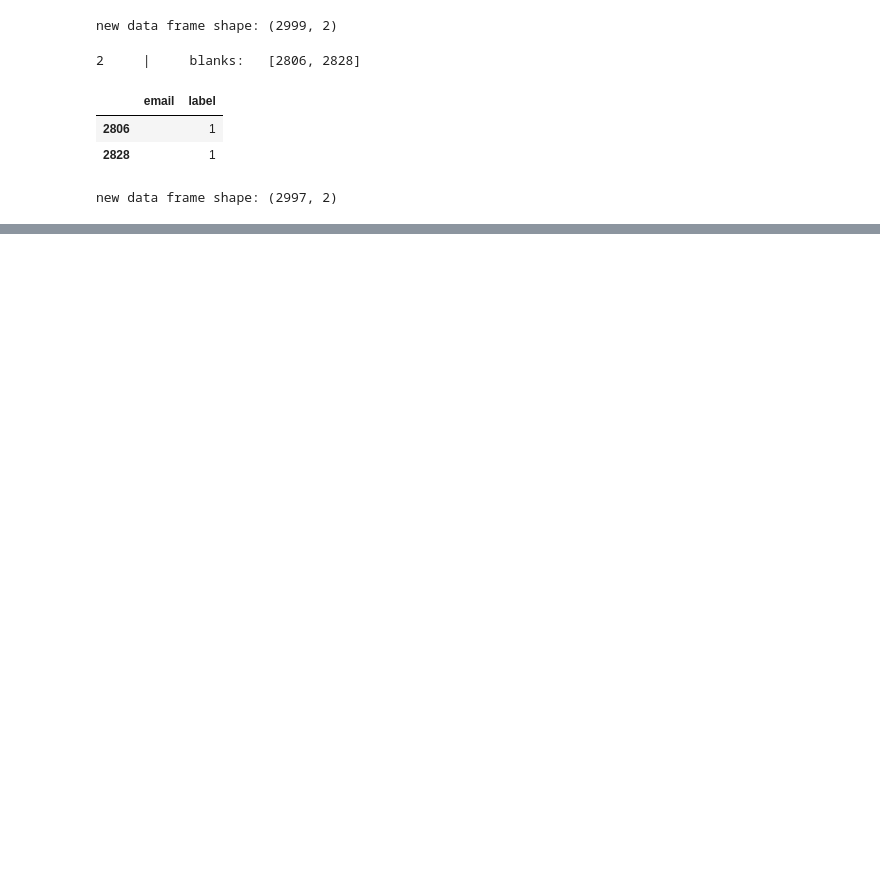
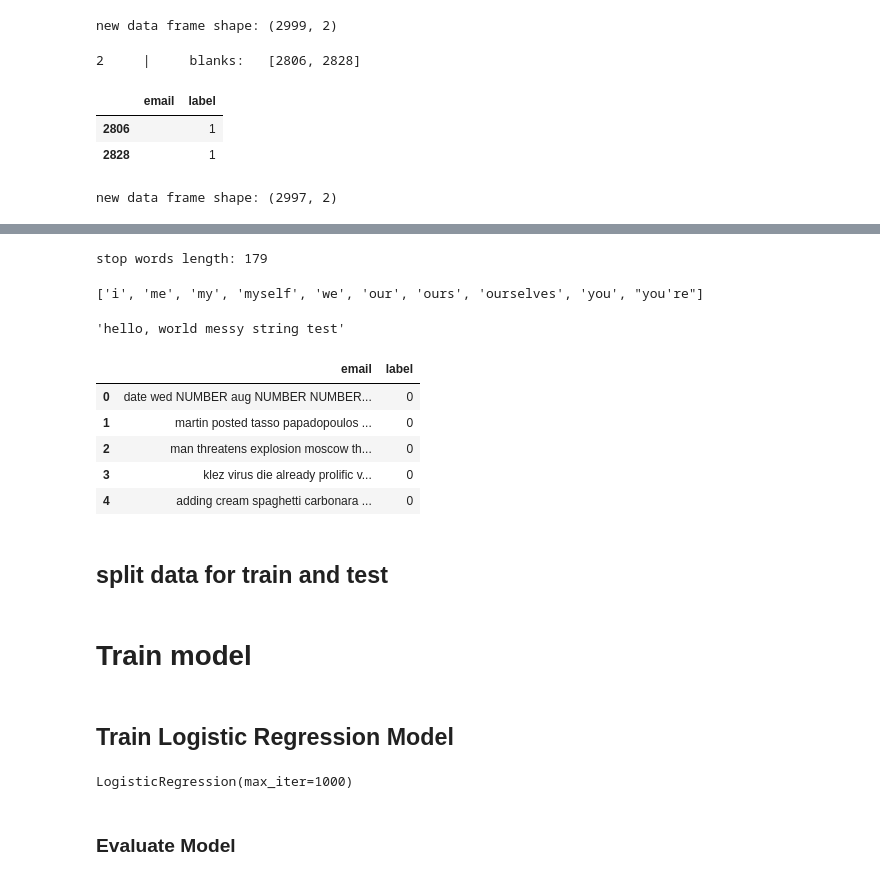
Before and after one commit to alinaeimiz/Spam_Detection, a Jupyter notebook: spam_detection.ipynb, the cells around one changed output, grey strips where cells are left out. Drawn from its saved outputs; the diff is of its cells as text; code cells hidden in the pictures; blank space fills up the shorter version.

```diff
--- a/spam_detection.ipynb
+++ b/spam_detection.ipynb
@@ -66,2 +83,31 @@ lemmatizer = WordNetLemmatizer()
+# %%
+print('stop words length:',len(sw))
+sw[:10]
+# %% [output]
+stop words length: 179
+['i', 'me', 'my', 'myself', 'we', 'our', 'ours', 'ourselves', 'you', "you're"]
 # %%
-nl
+# split data and lemmatize data and drop stop words
+def preprocess_text(messy_string):
+    assert(type(messy_string)==str) #check the input is string
+    cleaned = ' '.join([lemmatizer.lemmatize(word) for word in messy_string.split() if word not in sw])
+    return cleaned
+# %%
+# test preprocess_text function
+test = 'hello, world this is a messy string test'
+
+clean = preprocess_text(test)
+clean
+# %% [output]
+'hello, world messy string test'
+# %%
+# apply preaccuracy_score to data frame 'email' column
+df['email'] = df['email'].apply(preprocess_text)
+df.head()
+# %% [output]
+|  | email | label |
+| 0 | date wed NUMBER aug NUMBER NUMBER... | 0 |
+| 1 | martin posted tasso papadopoulos ... | 0 |
+| 2 | man threatens explosion moscow th... | 0 |
+| 3 | klez virus die already prolific v... | 0 |
+| 4 | adding cream spaghetti carbonara ... | 0 |
@@ -67,0 +121,2 @@ nl
+# %% [markdown]
+## split data for train and test
@@ -67,0 +128,11 @@ nl
+# %% [markdown]
+# Train model
+# %% [markdown]
+## Train Logistic Regression Model
+# %%
+from sklearn.linear_model import LogisticRegression
+
+clf = LogisticRegression(solver='lbfgs', max_iter=1000)
+clf.fit(X_train, y_train)
+# %% [output]
+LogisticRegression(max_iter=1000)
@@ -67,0 +141,2 @@ nl
+# %% [markdown]
+### Evaluate Model
```
Also changed, not shown: parts of 23 cells of this notebook.
